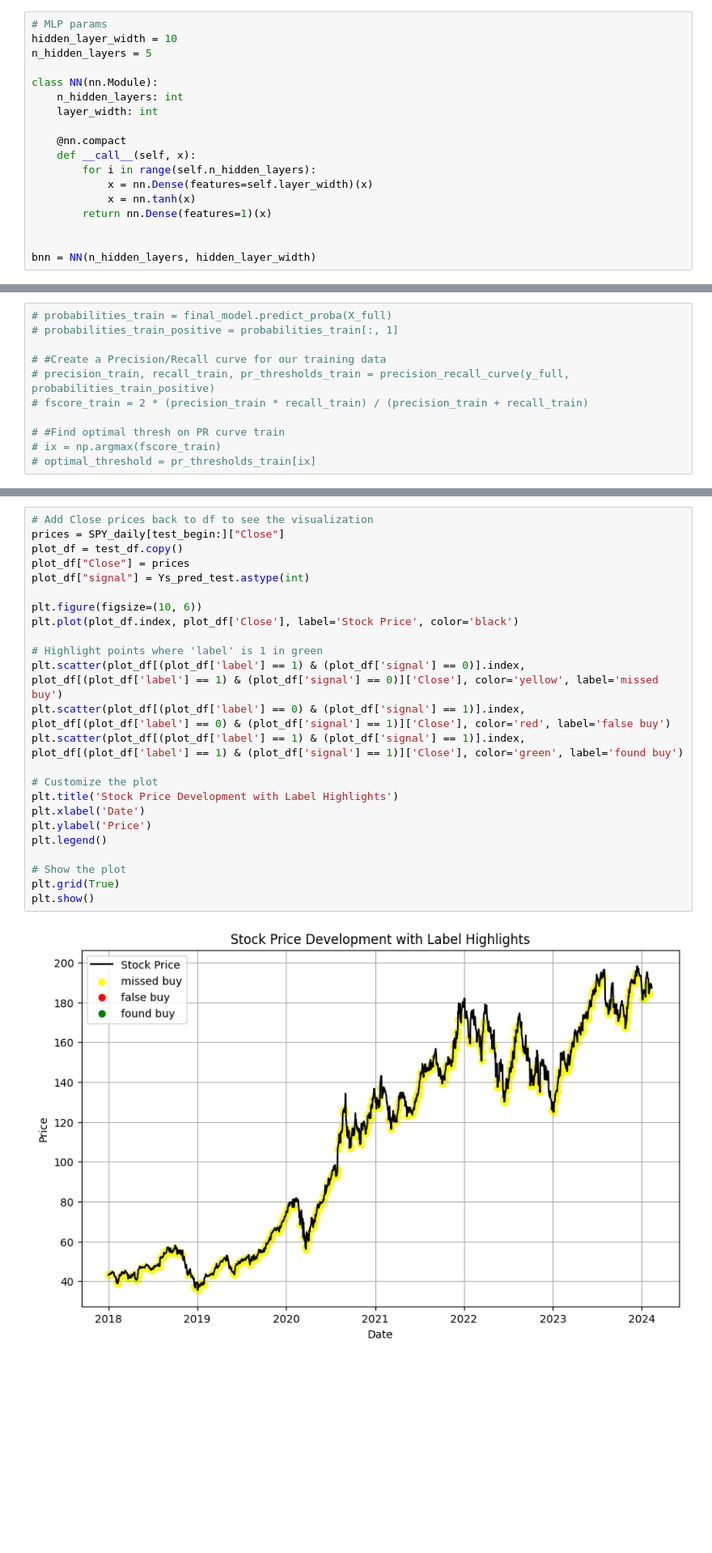
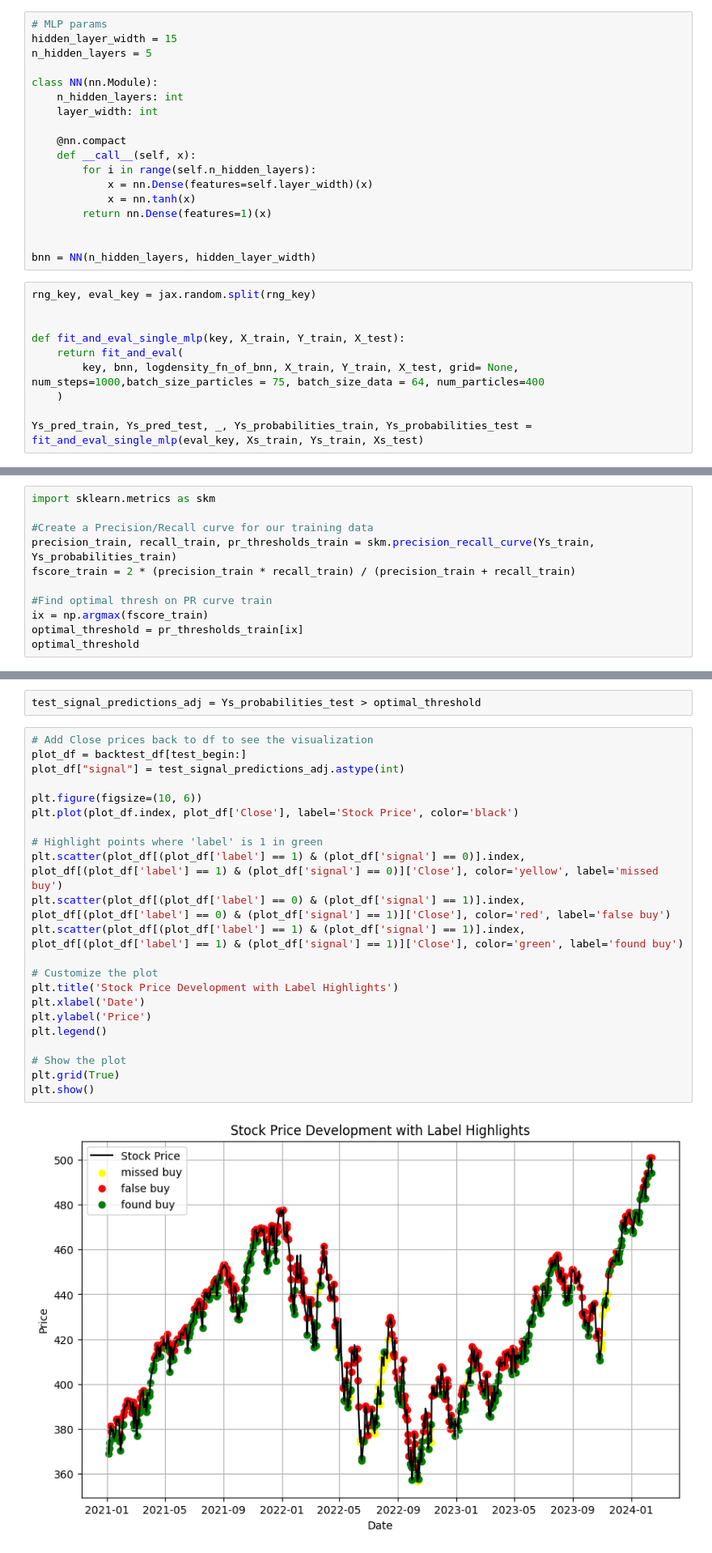
Before and after one commit to LuisFiegl/SteinVI, a Jupyter notebook: applications/finance_application.ipynb, the cells around one changed output, grey strips where cells are left out. Shown at 81% size. Saved outputs shown, nothing was run; the diff lists cells and outputs as text; blank space fills up the shorter version.

```diff
--- a/applications/finance_application.ipynb
+++ b/applications/finance_application.ipynb
@@ -138,7 +140,7 @@ Ys_train = train_df['label'].values
 Ys_test = test_df['label'].values
 # %%
 # MLP params
-hidden_layer_width = 10
+hidden_layer_width = 15
 n_hidden_layers = 5
 
 class NN(nn.Module):
@@ -154,3 +156,13 @@ class NN(nn.Module):
 
 
 bnn = NN(n_hidden_layers, hidden_layer_width)
+# %%
+rng_key, eval_key = jax.random.split(rng_key)
+
+
+def fit_and_eval_single_mlp(key, X_train, Y_train, X_test):
+    return fit_and_eval(
+        key, bnn, logdensity_fn_of_bnn, X_train, Y_train, X_test, grid= None, num_steps=1000,batch_size_particles = 75, batch_size_data = 64, num_particles=400
+    )
+
+Ys_pred_train, Ys_pred_test, _, Ys_probabilities_train, Ys_probabilities_test = fit_and_eval_single_mlp(eval_key, Xs_train, Ys_train, Xs_test)
@@ -157,11 +173,11 @@ bnn = NN(n_hidden_layers, hidden_layer_width)
 # %%
-# probabilities_train = final_model.predict_proba(X_full)
-# probabilities_train_positive = probabilities_train[:, 1]
+import sklearn.metrics as skm
 
-# #Create a Precision/Recall curve for our training data
-# precision_train, recall_train, pr_thresholds_train = precision_recall_curve(y_full, probabilities_train_positive)
-# fscore_train = 2 * (precision_train * recall_train) / (precision_train + recall_train)
+#Create a Precision/Recall curve for our training data
+precision_train, recall_train, pr_thresholds_train = skm.precision_recall_curve(Ys_train, Ys_probabilities_train)
+fscore_train = 2 * (precision_train * recall_train) / (precision_train + recall_train)
 
-# #Find optimal thresh on PR curve train
-# ix = np.argmax(fscore_train)
-# optimal_threshold = pr_thresholds_train[ix]
+#Find optimal thresh on PR curve train
+ix = np.argmax(fscore_train)
+optimal_threshold = pr_thresholds_train[ix]
+optimal_threshold
@@ -181,29 +186,29 @@ Ys_pred_train, Ys_pred_test, _ = fit_and_eval_single_mlp(eval_key, Xs_train, Ys_
+# %%
+test_signal_predictions_adj = Ys_probabilities_test > optimal_threshold
 # %%
 # Add Close prices back to df to see the visualization
-prices = SPY_daily[test_begin:]["Close"]
-plot_df = test_df.copy()
-plot_df["Close"] = prices
-plot_df["signal"] = Ys_pred_test.astype(int)
+plot_df = backtest_df[test_begin:]
+plot_df["signal"] = test_signal_predictions_adj.astype(int)
 
 plt.figure(figsize=(10, 6))
 plt.plot(plot_df.index, plot_df['Close'], label='Stock Price', color='black')
 
 # Highlight points where 'label' is 1 in green
 plt.scatter(plot_df[(plot_df['label'] == 1) & (plot_df['signal'] == 0)].index, plot_df[(plot_df['label'] == 1) & (plot_df['signal'] == 0)]['Close'], color='yellow', label='missed buy')
 plt.scatter(plot_df[(plot_df['label'] == 0) & (plot_df['signal'] == 1)].index, plot_df[(plot_df['label'] == 0) & (plot_df['signal'] == 1)]['Close'], color='red', label='false buy')
 plt.scatter(plot_df[(plot_df['label'] == 1) & (plot_df['signal'] == 1)].index, plot_df[(plot_df['label'] == 1) & (plot_df['signal'] == 1)]['Close'], color='green', label='found buy')
 
 # Customize the plot
 plt.title('Stock Price Development with Label Highlights')
 plt.xlabel('Date')
 plt.ylabel('Price')
 plt.legend()
 
 # Show the plot
 plt.grid(True)
 plt.show()
 # %% [output]
-[figure, old version]
+[figure, new version]
 # %%
 print(f"Train accuracy = {100 * jnp.mean(Ys_pred_train == Ys_train):.2f}%")
 print(f"Test accuracy = {100 * jnp.mean(Ys_pred_test == Ys_test):.2f}%")
```
Also changed, not shown: parts of 14 cells of this notebook, 8 other files.
